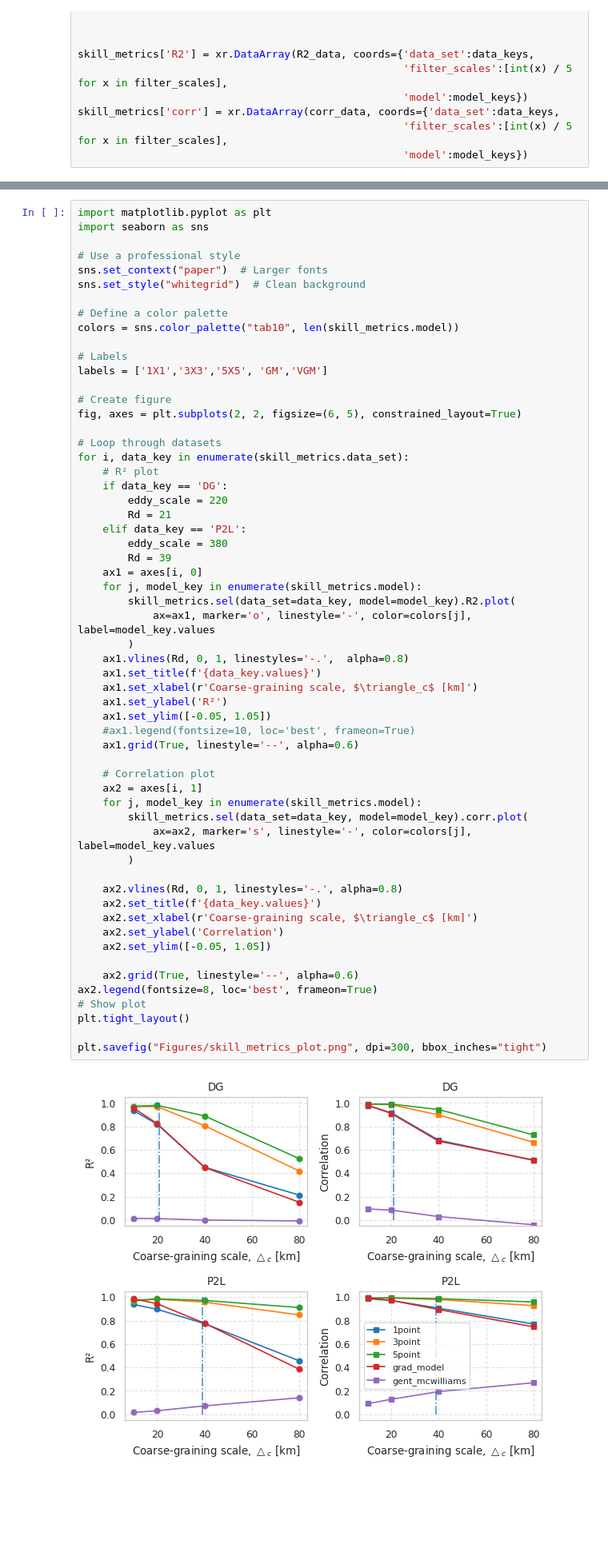
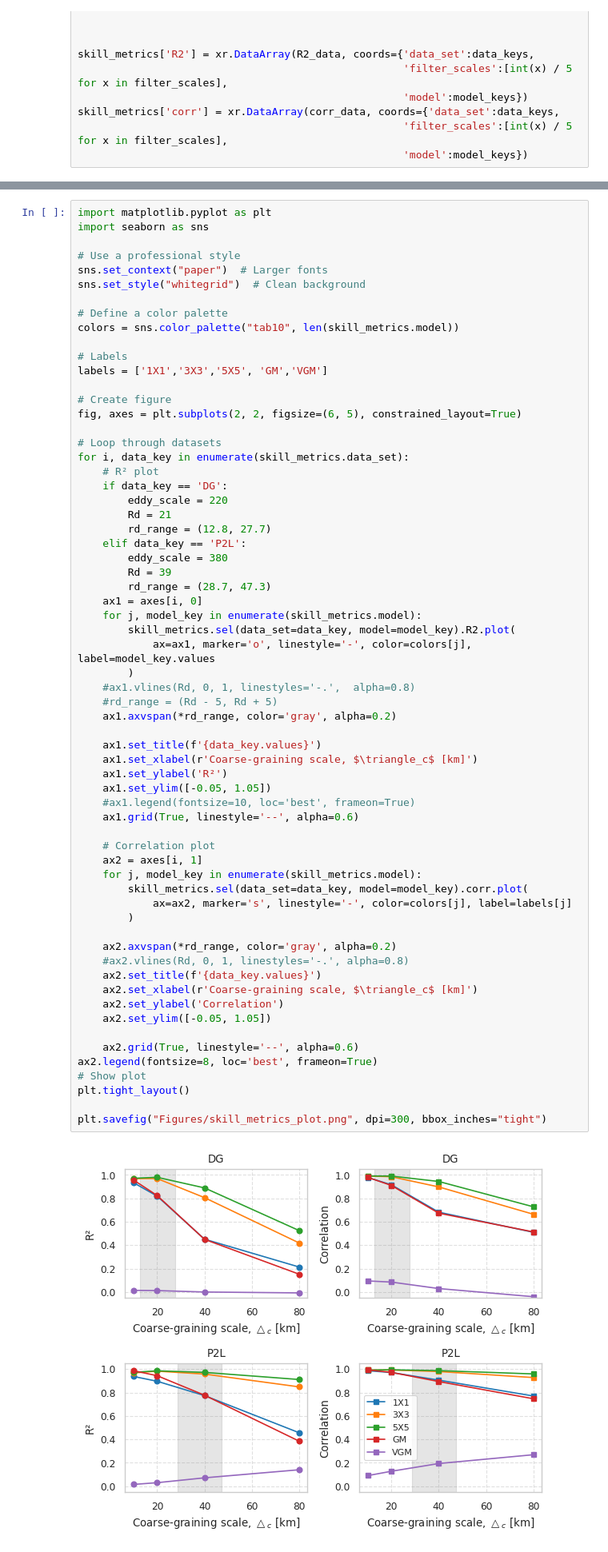
Before and after one commit to dhruvbalwada/mesoscale_buoyancy_param_ML, a Jupyter notebook: paper_figure_notebooks/Figure5-evaluate_main_text_models.ipynb, the cells around one changed output, grey strips where cells are left out. Shown at 80% size. Drawn from its saved outputs; the diff is of its cells as text; blank space fills up the shorter version.

Commit message:
updated figures 5 and 6

```diff
--- a/paper_figure_notebooks/Figure5-evaluate_main_text_models.ipynb
+++ b/paper_figure_notebooks/Figure5-evaluate_main_text_models.ipynb
@@ -222,40 +238,46 @@ for i, data_key in enumerate(skill_metrics.data_set):
     if data_key == 'DG':
         eddy_scale = 220
         Rd = 21
+        rd_range = (12.8, 27.7)
     elif data_key == 'P2L':
         eddy_scale = 380
         Rd = 39
+        rd_range = (28.7, 47.3)
     ax1 = axes[i, 0]
     for j, model_key in enumerate(skill_metrics.model):
         skill_metrics.sel(data_set=data_key, model=model_key).R2.plot(
             ax=ax1, marker='o', linestyle='-', color=colors[j], label=model_key.values
         )
-    ax1.vlines(Rd, 0, 1, linestyles='-.',  alpha=0.8)
+    #ax1.vlines(Rd, 0, 1, linestyles='-.',  alpha=0.8)
+    #rd_range = (Rd - 5, Rd + 5)
+    ax1.axvspan(*rd_range, color='gray', alpha=0.2)
+
     ax1.set_title(f'{data_key.values}')
     ax1.set_xlabel(r'Coarse-graining scale, $\triangle_c$ [km]')
     ax1.set_ylabel('R²')
     ax1.set_ylim([-0.05, 1.05])
     #ax1.legend(fontsize=10, loc='best', frameon=True)
     ax1.grid(True, linestyle='--', alpha=0.6)
 
     # Correlation plot
     ax2 = axes[i, 1]
     for j, model_key in enumerate(skill_metrics.model):
         skill_metrics.sel(data_set=data_key, model=model_key).corr.plot(
-            ax=ax2, marker='s', linestyle='-', color=colors[j], label=model_key.values
+            ax=ax2, marker='s', linestyle='-', color=colors[j], label=labels[j]
         )
 
-    ax2.vlines(Rd, 0, 1, linestyles='-.', alpha=0.8)
+    ax2.axvspan(*rd_range, color='gray', alpha=0.2)
+    #ax2.vlines(Rd, 0, 1, linestyles='-.', alpha=0.8)
     ax2.set_title(f'{data_key.values}')
     ax2.set_xlabel(r'Coarse-graining scale, $\triangle_c$ [km]')
     ax2.set_ylabel('Correlation')
     ax2.set_ylim([-0.05, 1.05])
 
     ax2.grid(True, linestyle='--', alpha=0.6)
 ax2.legend(fontsize=8, loc='best', frameon=True)
 # Show plot
 plt.tight_layout()
 
 plt.savefig("Figures/skill_metrics_plot.png", dpi=300, bbox_inches="tight")
 # %% [output]
-[figure, old version]
+[figure, new version]
```
Also changed, not shown: parts of 10 cells of this notebook, 1 other file.
